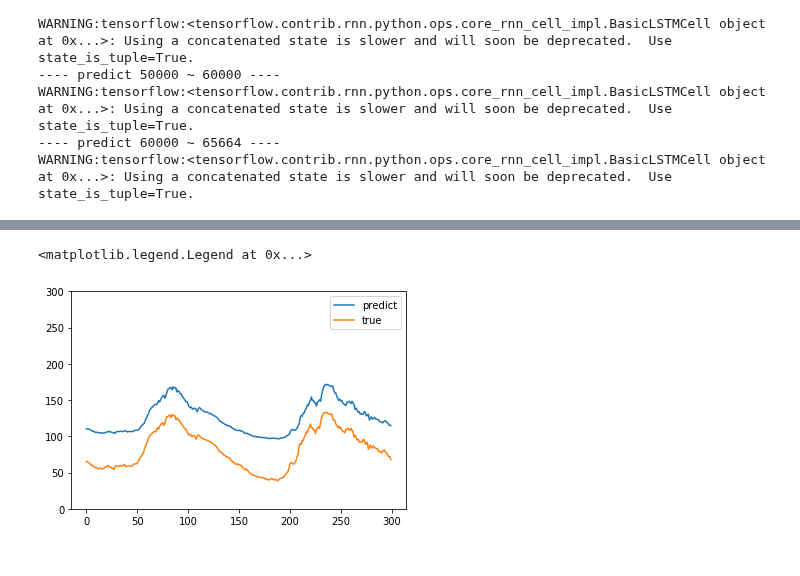
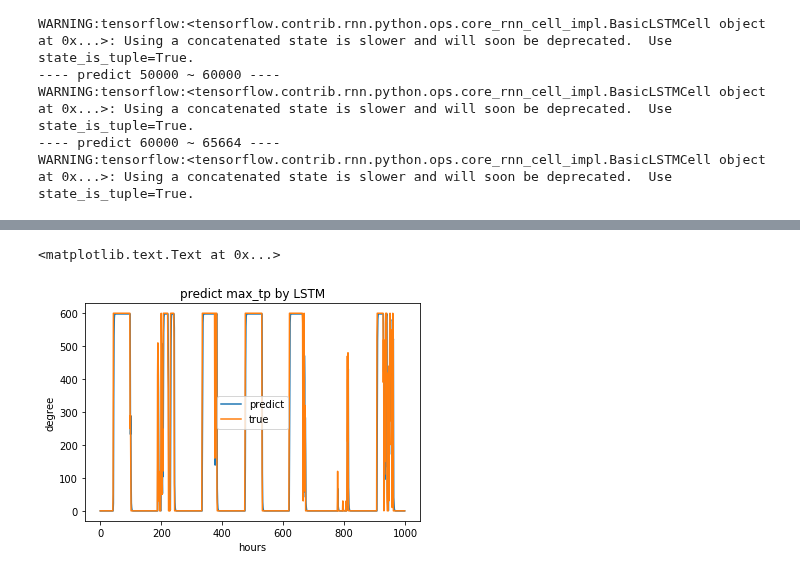
Before and after one commit to gciteam6/predict_amd, a Jupyter notebook: predict_tp.ipynb, the cells around one changed output, grey strips where cells are left out. Saved outputs shown, nothing was run; the diff lists cells and outputs as text; code cells hidden in the pictures.

Commit message:
use predict_tp, sl for making slide

```diff
--- a/predict_tp.ipynb
+++ b/predict_tp.ipynb
@@ -213,7 +212,7 @@ class simpleLSTM:
         諸変数の設定
         '''
         self.input_layer_size = self.X.shape[2] #入力層の数
-        self.hidden_layer_size = 200 # 隠れ層の数、適当
+        self.hidden_layer_size = 1 # 隠れ層の数、適当
         self.output_layer_size = 1 #出力層の数、求める値は時間あたりの発電量の値1つなので1
         self.batch_size = batch_size #バッチサイズ、適当
         self.chunk_size = self.X.shape[1] # 一回の系列データの長さ
@@ -364,3 +363,10 @@ class simpleLSTM:
 
 
         return expected_output
+# %%
+model_name = "sl_"+str(target_place)+'_chunk_'+str(chunk_size)
+try:
+    os.mkdir('./data/'+model_name)
+    print("make save directory")
+except:
+    print("file exists")
@@ -367,2 +375,2 @@ class simpleLSTM:
 # %%
-tp_lstm = simpleLSTM(X, Y, model_name = model_name)
+tp_lstm = simpleLSTM(X, Y, model_name = model_name, epochs=1000)
@@ -370,0 +377,2 @@ tp_lstm = simpleLSTM(X, Y, model_name = model_name)
+# %%
+tp_lstm.train()
@@ -408,11 +428,14 @@ array([ 35.58443559])
 # %%
-plt.plot(processed_predict[0:300], label = "predict")
-plt.plot(np.array(test_output_tp)[0:300], label = "true")
-plt.ylim(0, 300)
+plt.plot(processed_predict[0:1000], label = "predict")
+plt.plot(np.array(test_output_tp)[0:1000], label = "true")
+# plt.ylim(0, 300)
+plt.xlabel("hours")
+plt.ylabel("degree")
 plt.legend()
+plt.title("predict max_tp by LSTM")
 # %% [output]
-<matplotlib.legend.Legend at 0x...>
+<matplotlib.text.Text at 0x...>
-[figure, old version]
+[figure, new version]
 # %%
 print(np.array(test_output_tp)[0:10])
 # %% [output]
```
Also changed, not shown: parts of 9 cells of this notebook, 3 other files.
